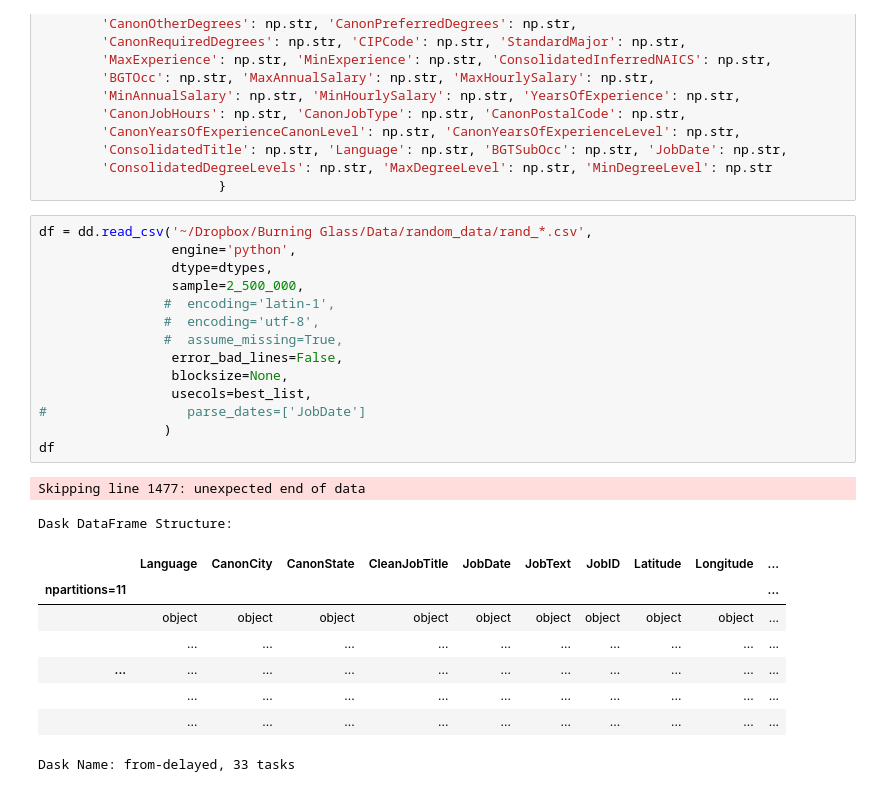
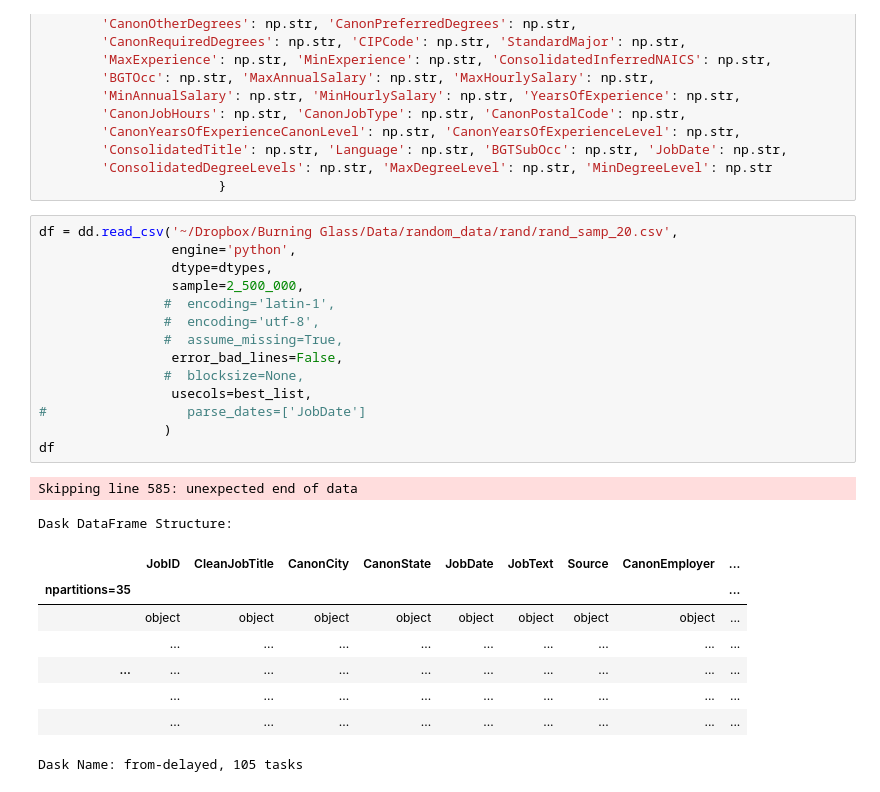
Before and after one commit to ramonprz01/bg-insead-project, a Jupyter notebook: unsupervised_ml/dask_clustering.ipynb, the cells around one changed output. Drawn from its saved outputs; the diff is of its cells as text.

Commit message:
dask notebook under development

```diff
--- a/unsupervised_ml/dask_clustering.ipynb
+++ b/unsupervised_ml/dask_clustering.ipynb
@@ -58,28 +73,28 @@ dtypes={'JobID': np.str, 'CleanJobTitle': np.str, 'JobDomain': np.str,
         'ConsolidatedDegreeLevels': np.str, 'MaxDegreeLevel': np.str, 'MinDegreeLevel': np.str
                        }
 # %%
-df = dd.read_csv('~/Dropbox/Burning Glass/Data/random_data/rand_*.csv',
+df = dd.read_csv('~/Dropbox/Burning Glass/Data/random_data/rand/rand_samp_20.csv',
                  engine='python',
                  dtype=dtypes,
                  sample=2_500_000,
                 #  encoding='latin-1',
                 #  encoding='utf-8',
                 #  assume_missing=True,
                  error_bad_lines=False,
-                 blocksize=None,
+                #  blocksize=None,
                  usecols=best_list,
 #                  parse_dates=['JobDate']
                 )
 df
 # %% [output]
-Skipping line 1477: unexpected end of data
+Skipping line 585: unexpected end of data
 Dask DataFrame Structure:
-|  | Language | CanonCity | CanonState | CleanJobTitle | JobDate | JobText | JobID | Latitude | Longitude | ... |
-| npartitions=11 |  |  |  |  |  |  |  |  |  | ... |
-|  | object | object | object | object | object | object | object | object | object | ... |
-|  | ... | ... | ... | ... | ... | ... | ... | ... | ... | ... |
-| ... | ... | ... | ... | ... | ... | ... | ... | ... | ... | ... |
-|  | ... | ... | ... | ... | ... | ... | ... | ... | ... | ... |
-|  | ... | ... | ... | ... | ... | ... | ... | ... | ... | ... |
+|  | JobID | CleanJobTitle | CanonCity | CanonState | JobDate | JobText | Source | CanonEmployer | ... |
+| npartitions=35 |  |  |  |  |  |  |  |  | ... |
+|  | object | object | object | object | object | object | object | object | ... |
+|  | ... | ... | ... | ... | ... | ... | ... | ... | ... |
+| ... | ... | ... | ... | ... | ... | ... | ... | ... | ... |
+|  | ... | ... | ... | ... | ... | ... | ... | ... | ... |
+|  | ... | ... | ... | ... | ... | ... | ... | ... | ... |
-Dask Name: from-delayed, 33 tasks
+Dask Name: from-delayed, 105 tasks
 # %%
```
Also changed, not shown: parts of 17 cells of this notebook.
